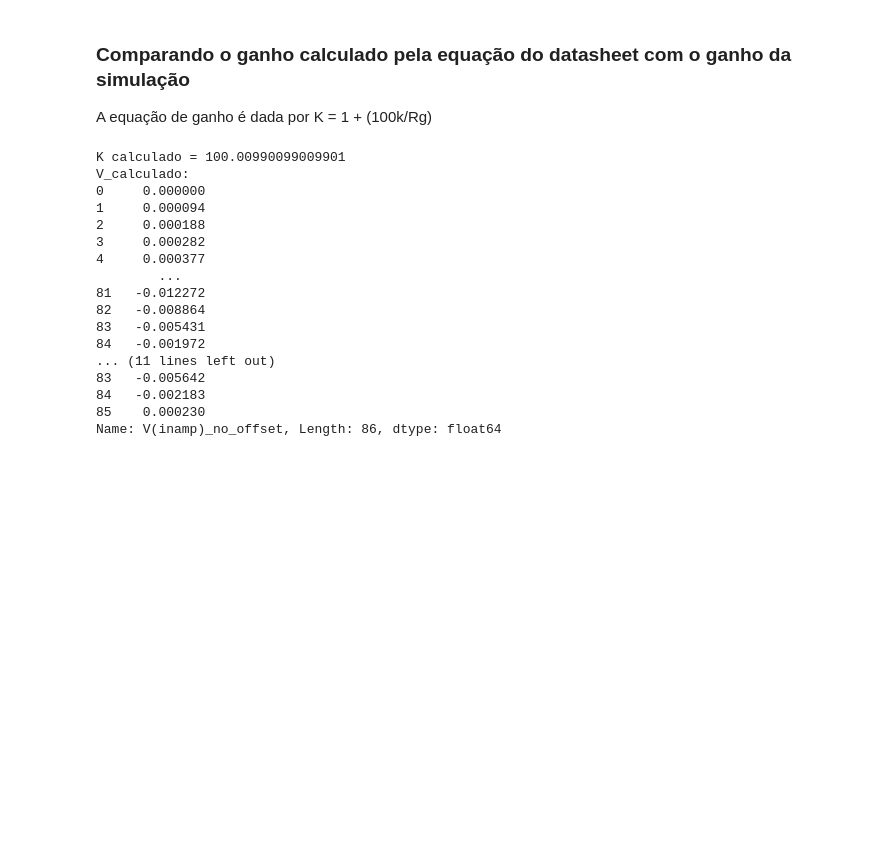
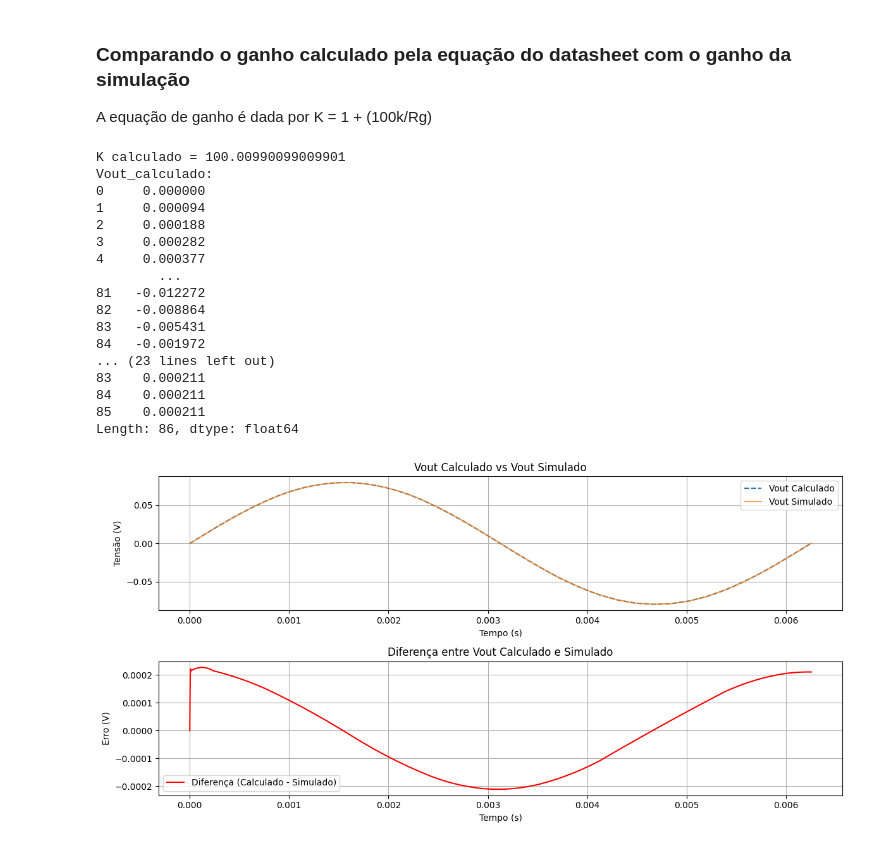
Before and after one commit to NailsonChagas/EEG, a Jupyter notebook: canal/canal.ipynb, the cells around one changed output. Drawn from its saved outputs; the diff is of its cells as text; code cells hidden in the pictures; blank space fills up the shorter version.

Commit message:
feat: calculando a diferença entre os o Vout calculado e o Vout simulado

```diff
--- a/canal/canal.ipynb
+++ b/canal/canal.ipynb
@@ -51,30 +52,55 @@ Offset = 0.002145517 V
 ### Comparando o ganho calculado pela equação do datasheet com o ganho da simulação
 
 A equação de ganho é dada por K = 1 + (100k/Rg)
-# %%
-Rg = 1.01 * k
-ganho = 1 + ((100 * k)/Rg)
-print(f"K calculado = {ganho}")
-
-V_ganho_calc = data['V(EletrodoA,EletrodoB)'] * ganho
-
-print(f"Vout_calculado:\n{V_ganho_calc}")
-print(f"Vout_simulado:\n{data['V(inamp)_no_offset']}")
-# %% [output]
-K calculado = 100.00990099009901
-V_calculado:
-0     0.000000
-1     0.000094
-2     0.000188
-3     0.000282
-4     0.000377
-        ...
-81   -0.012272
-82   -0.008864
-83   -0.005431
-84   -0.001972
-... (11 lines left out)
-83   -0.005642
-84   -0.002183
-85    0.000230
-Name: V(inamp)_no_offset, Length: 86, dtype: float64
+# %%
+Rg = 1.01 * k
+ganho = 1 + ((100 * k)/Rg)
+print(f"K calculado = {ganho}")
+
+V_ganho_calc = data['V(EletrodoA,EletrodoB)'] * ganho
+
+print(f"Vout_calculado:\n{V_ganho_calc}")
+print(f"Vout_simulado:\n{data['V(inamp)_no_offset']}")
+
+diff = V_ganho_calc - data['V(inamp)_no_offset']
+print(diff)
+
+plt.figure(figsize=(12, 6))
+
+plt.subplot(2, 1, 1)
+plt.plot(data['time'], V_ganho_calc, label='Vout Calculado', linestyle='--')
+plt.plot(data['time'], data['V(inamp)_no_offset'], label='Vout Simulado', alpha=0.7)
+plt.title('Vout Calculado vs Vout Simulado')
+plt.xlabel('Tempo (s)')
+plt.ylabel('Tensão (V)')
+plt.legend()
+plt.grid(True)
+plt.subplot(2, 1, 2)
+plt.plot(data['time'], diff, label='Diferença (Calculado - Simulado)', color='red')
+plt.title('Diferença entre Vout Calculado e Simulado')
+plt.xlabel('Tempo (s)')
+plt.ylabel('Erro (V)')
+plt.legend()
+plt.grid(True)
+
+plt.tight_layout()
+plt.show()
+# %% [output]
+K calculado = 100.00990099009901
+Vout_calculado:
+0     0.000000
+1     0.000094
+2     0.000188
+3     0.000282
+4     0.000377
+        ...
+81   -0.012272
+82   -0.008864
+83   -0.005431
+84   -0.001972
+... (23 lines left out)
+83    0.000211
+84    0.000211
+85    0.000211
+Length: 86, dtype: float64
+[figure, added]
```
Also changed, not shown: parts of 1 cell of this notebook.
